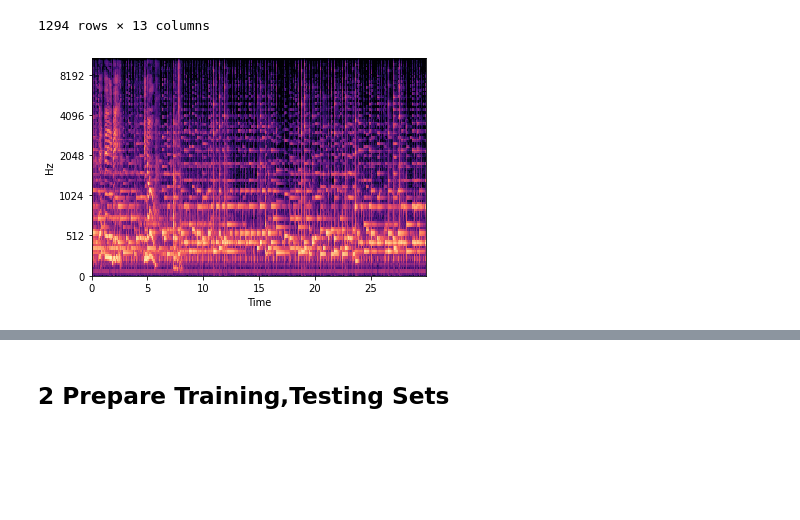
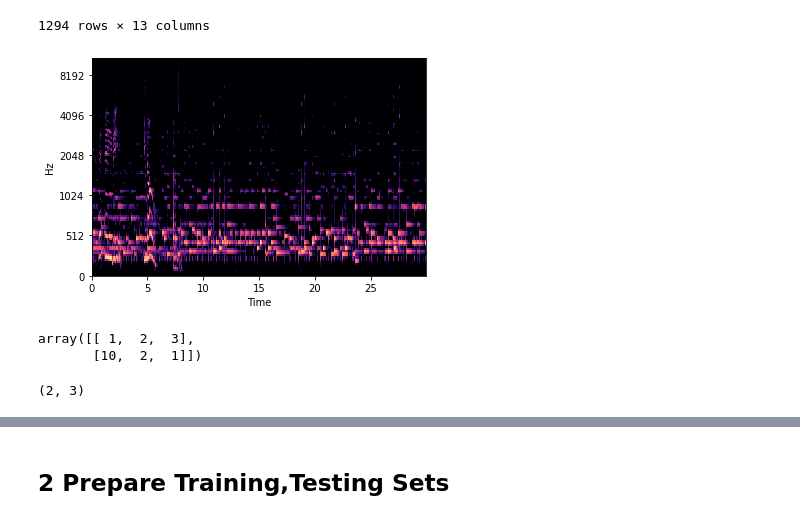
Before and after one commit to preetbot/MATH-509, a Jupyter notebook: project_Alan.ipynb, the cells around one changed output, grey strips where cells are left out. Saved outputs shown, nothing was run; the diff lists cells and outputs as text; code cells hidden in the pictures; blank space fills up the shorter version.

```diff
--- a/project_Alan.ipynb
+++ b/project_Alan.ipynb
@@ -27,4 +27,6 @@ import warnings
 warnings.filterwarnings('ignore')
 # %%
 PROJECT_PATH= "/content/drive/MyDrive/Math_509/Math_509_Project"
+SHARED_PATH="/content/drive/Shareddrives/Math_509"
+PROJECT_DATA_PATH=SHARED_PATH +"/data"
 # %%
@@ -40,7 +48,7 @@ import utils #load local package
 # %%
 import zipfile
 
-files = zipfile.ZipFile(PROJECT_PATH + '/data/fma_metadata.zip', 'r')
+files = zipfile.ZipFile(PROJECT_DATA_PATH + '/fma_metadata.zip', 'r')
 files.printdir()
 # %% [output]
 File Name                                             Modified             Size
@@ -152,10 +163,20 @@ import tqdm.notebook as tqdm
 # %%
 data_path=PROJECT_PATH +"/data/fma_small"
 trackid=MFdata["track_id"].values[10]
 path=utils.get_audio_path(data_path,trackid)
 y, sr =librosa.load(path, sr=SAMPLE_RATE, mono=True)
 spect = librosa.feature.melspectrogram(y=y[0:660984], sr=sr,n_fft=2048, hop_length=512)
-db_mel = librosa.power_to_db(spect, ref=np.max)
+db_mel = librosa.amplitude_to_db(spect, ref=np.max)
 librosa.display.specshow(db_mel, sr=sr, hop_length=512, x_axis='time', y_axis='mel');
 # %% [output]
-[figure, old version]
+[figure, new version]
+# %%
+arry=np.array([[1,2,3],[10,2,1]])
+arry
+# %% [output]
+array([[ 1,  2,  3],
+       [10,  2,  1]])
+# %%
+arry.shape
+# %% [output]
+(2, 3)
```
Also changed, not shown: parts of 49 cells of this notebook, 1 other file.
